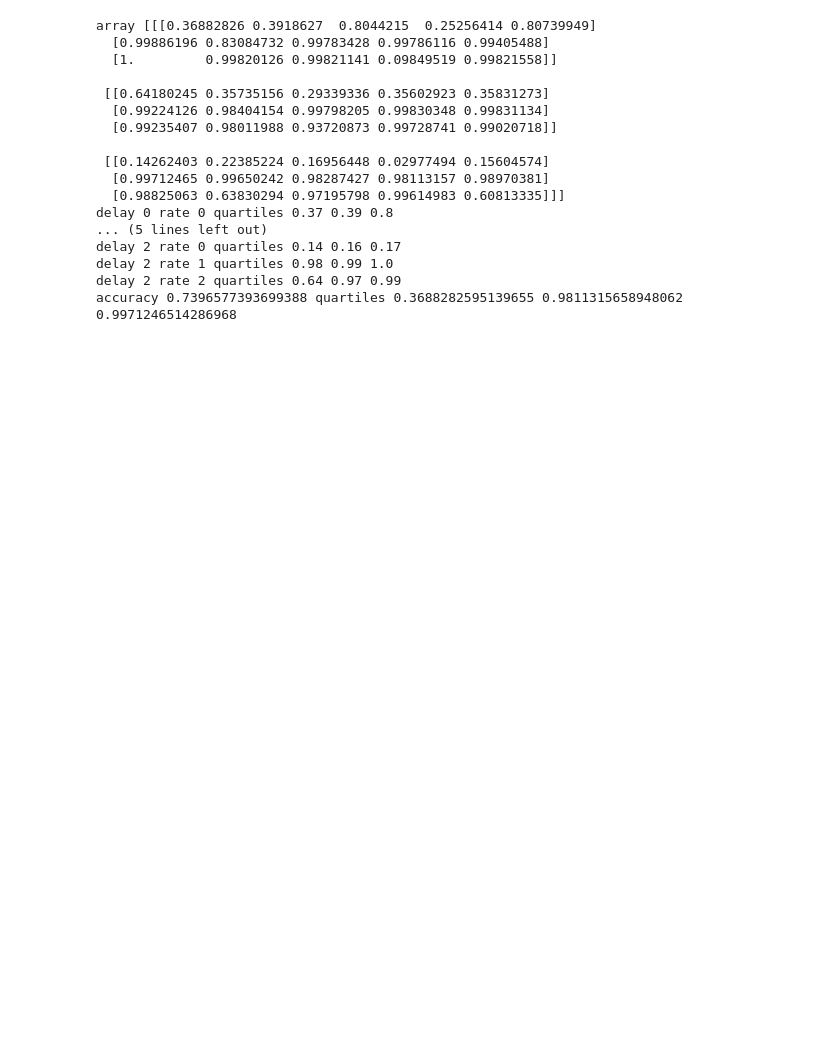
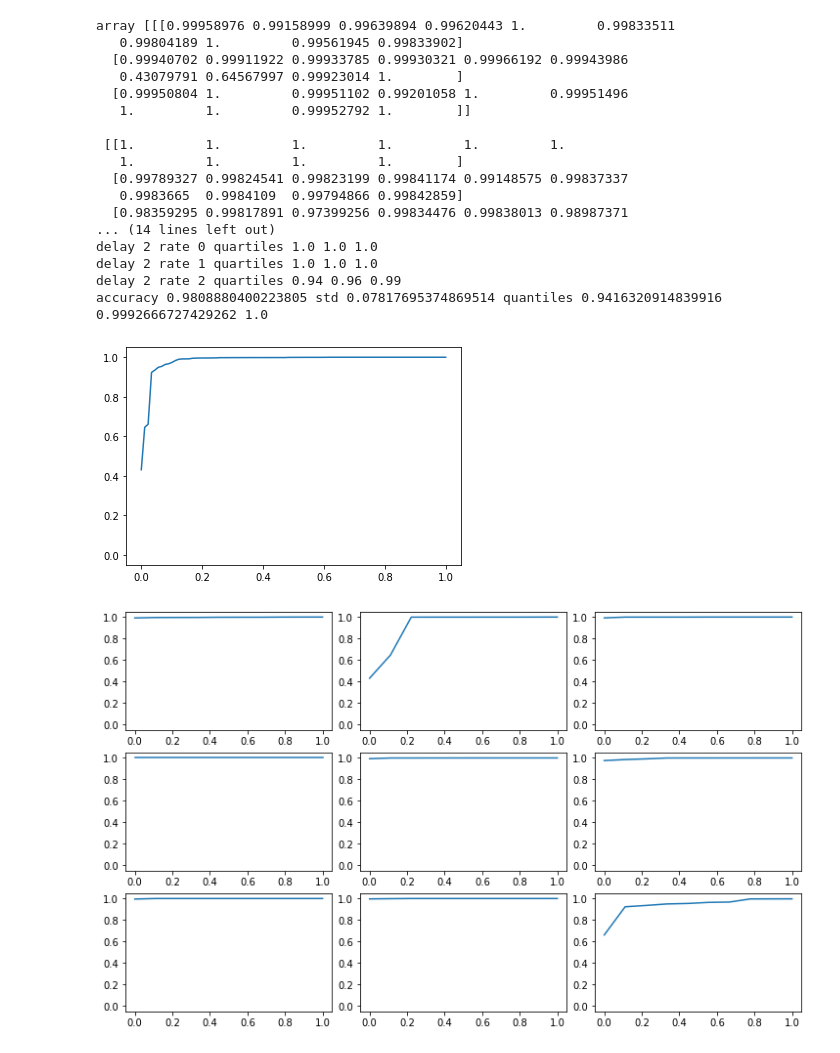
Before and after one commit to muxamilian/fair-queuing-aware-congestion-control, a Jupyter notebook: sample/evaluation_playground.ipynb, the cells around one changed output. Saved outputs shown, nothing was run; the diff lists cells and outputs as text; code cells hidden in the pictures; blank space fills up the shorter version.

Commit message:
New tonopah draft

```diff
--- a/sample/evaluation_playground.ipynb
+++ b/sample/evaluation_playground.ipynb
@@ -1,35 +1,52 @@
 # %%
 import numpy as np
 
-with open('results_fq_codel_tonopah_50ms_worked_well.txt') as f:
-    array = np.array(eval(f.read()))[:,:,:]
+with open('results_fq_new_tonopah_iperf.txt') as f:
+    array = np.array(eval(f.read()))
 print("array", array)
 
 for delay in range(len(array)):
     for rate in range(len(array[0])):
         print("delay", delay, "rate", rate, "quartiles", round(np.quantile(array[delay][rate], 0.25), 2),
                 round(np.quantile(array[delay][rate], 0.5), 2),
                 round(np.quantile(array[delay][rate], 0.75), 2))
-print("accuracy", np.mean(array.flatten()),
-     "quartiles", np.quantile(array.flatten(), 0.25), np.quantile(array.flatten(), 0.5), np.quantile(array.flatten(), 0.75))
+print("accuracy", np.mean(array.flatten()), 'std', np.std(array.flatten()),
+     "quantiles", np.quantile(array.flatten(), 0.05), np.quantile(array.flatten(), 0.5), np.quantile(array.flatten(), 0.95))
+
+import matplotlib.pyplot as plt
+flattened_array = array.flatten()
+plt.ylim(-0.05, 1.05)
+plt.plot(np.linspace(0, 1, len(flattened_array)), np.sort(flattened_array))
+plt.show()
+
+fig, axs = plt.subplots(3, 3, figsize=(10, 6), constrained_layout=True)
+for i in range(len(array)):
+    for j in range(len(array[i])):
+        x = np.linspace(0., 1., len(array[i,j]))
+        y = np.sort(array[i,j])
+        axs[i][j].set_ylim(-0.05, 1.05)
+        axs[i][j].plot(x, y)
+plt.show()
 # %% [output]
-array [[[0.36882826 0.3918627  0.8044215  0.25256414 0.80739949]
-  [0.99886196 0.83084732 0.99783428 0.99786116 0.99405488]
-  [1.         0.99820126 0.99821141 0.09849519 0.99821558]]
+array [[[0.99958976 0.99158999 0.99639894 0.99620443 1.         0.99833511
+   0.99804189 1.         0.99561945 0.99833902]
+  [0.99940702 0.99911922 0.99933785 0.99930321 0.99966192 0.99943986
+   0.43079791 0.64567997 0.99923014 1.        ]
+  [0.99950804 1.         0.99951102 0.99201058 1.         0.99951496
+   1.         1.         0.99952792 1.        ]]
 
- [[0.64180245 0.35735156 0.29339336 0.35602923 0.35831273]
-  [0.99224126 0.98404154 0.99798205 0.99830348 0.99831134]
-  [0.99235407 0.98011988 0.93720873 0.99728741 0.99020718]]
-
- [[0.14262403 0.22385224 0.16956448 0.02977494 0.15604574]
-  [0.99712465 0.99650242 0.98287427 0.98113157 0.98970381]
-  [0.98825063 0.63830294 0.97195798 0.99614983 0.60813335]]]
-delay 0 rate 0 quartiles 0.37 0.39 0.8
-... (5 lines left out)
-delay 2 rate 0 quartiles 0.14 0.16 0.17
-delay 2 rate 1 quartiles 0.98 0.99 1.0
-delay 2 rate 2 quartiles 0.64 0.97 0.99
-accuracy 0.7396577393699388 quartiles 0.3688282595139655 0.9811315658948062 0.9971246514286968
+ [[1.         1.         1.         1.         1.         1.
+   1.         1.         1.         1.        ]
+  [0.99789327 0.99824541 0.99823199 0.99841174 0.99148575 0.99837337
+   0.9983665  0.9984109  0.99794866 0.99842859]
+  [0.98359295 0.99817891 0.97399256 0.99834476 0.99838013 0.98987371
+... (14 lines left out)
+delay 2 rate 0 quartiles 1.0 1.0 1.0
+delay 2 rate 1 quartiles 1.0 1.0 1.0
+delay 2 rate 2 quartiles 0.94 0.96 0.99
+accuracy 0.9808880400223805 std 0.07817695374869514 quantiles 0.9416320914839916 0.9992666727429262 1.0
+[figure, added]
+[figure, added]
 # %%
 import numpy as np
 import scipy.stats
```
Also changed, not shown: parts of 2 cells of this notebook, 36 other files.
